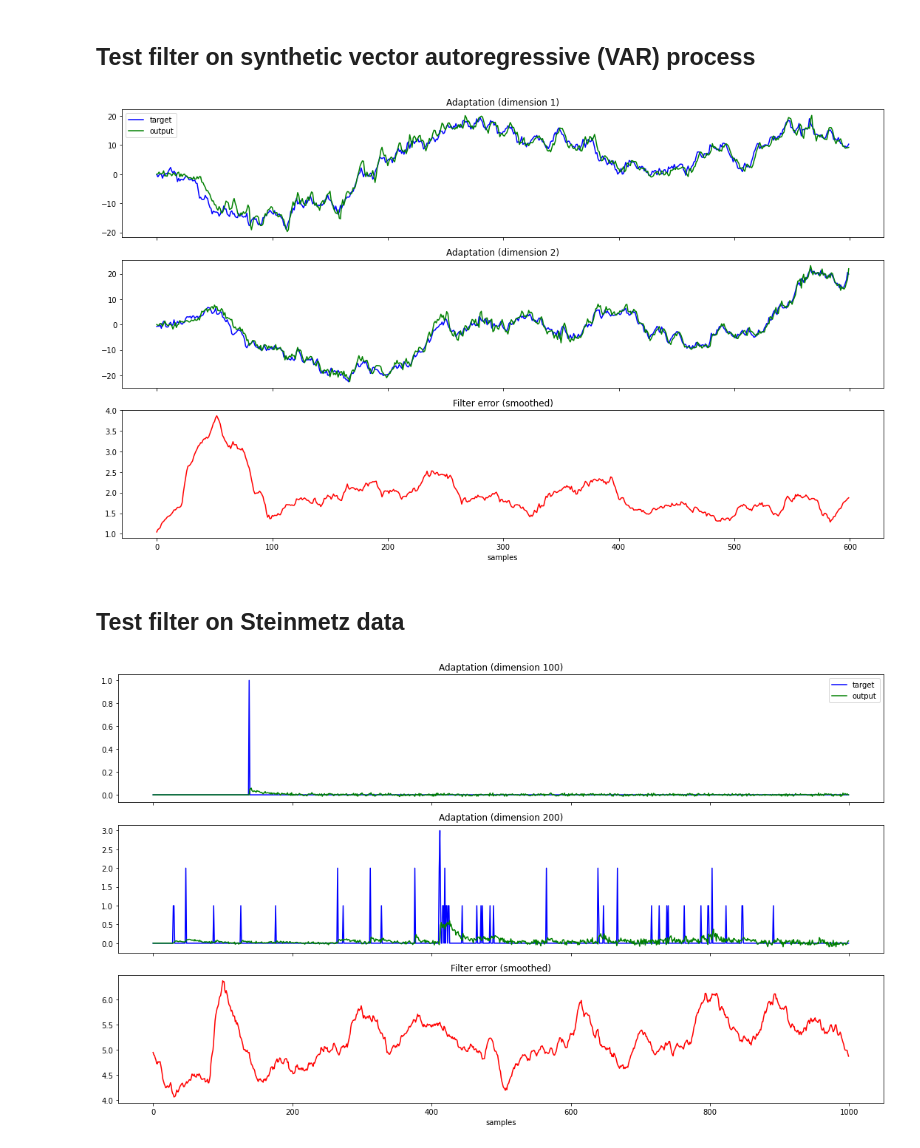
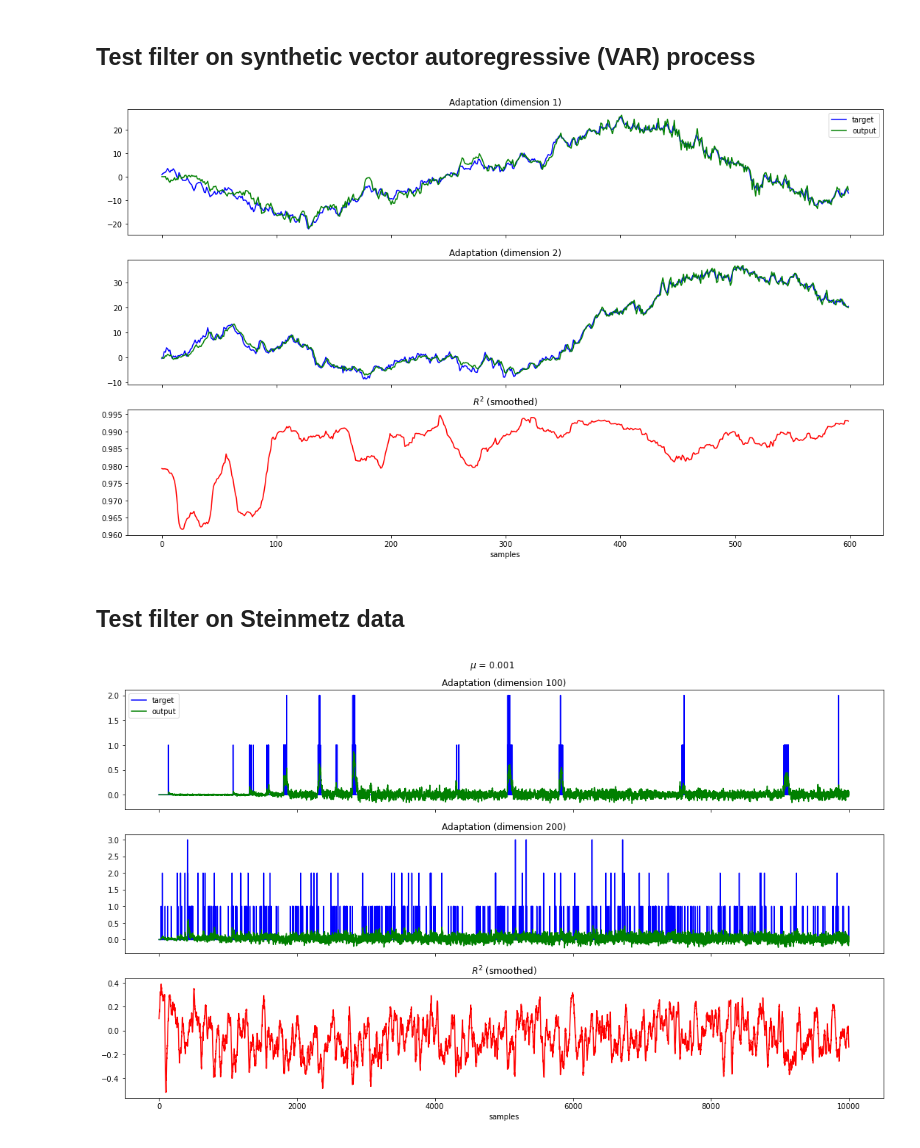
Before and after one commit to conormcgrory/realtime, a Jupyter notebook: basic_prototype/notebooks/lms_filter_test.ipynb, the cells around one changed output. Saved outputs shown, nothing was run; the diff lists cells and outputs as text; code cells hidden in the pictures.

Commit message:
Added R-squared values to plots

```diff
--- a/basic_prototype/notebooks/lms_filter_test.ipynb
+++ b/basic_prototype/notebooks/lms_filter_test.ipynb
@@ -220,7 +237,7 @@ class FilterAutoLMS:
 
     def __init__(self, dim, order, mu=0.01, wts_init='random'):
 
-        self.flt_lms = FilterLMS(dim, order, mu=mu, wts_init='random')
+        self.flt_lms = FilterLMS(dim, order, mu=mu, wts_init=wts_init)
         self.x_hist = np.zeros((dim, order))
 
     def predict_next(self, x):
@@ -265,7 +282,7 @@ def gen_var(n_pts):
     for i in range(n_pts):
 
         # Compute next term in sequence
-        x = w_1 @ x_1 + w_2 @ x_2 + sigma * np.random.randn(dim, 1)
+        x = w_1 @ x_1 + w_2 @ x_2 + sigma * rng.normal(size=(dim, 1))
         yield x
 
         # Update history values
@@ -309,13 +325,13 @@ ax_2.set_title('Adaptation (dimension 2)')
 ax_2.plot(d_vals[1, :], 'b')
 ax_2.plot(y_vals[1, :], 'g')
 
-ax_3.set_title('Filter error (smoothed)')
-ax_3.plot(err_ma, 'r')
+ax_3.set_title('$R^2$ (smoothed)')
+ax_3.plot(r2_ma, 'r')
 ax_3.set_xlabel('samples')
 
 plt.tight_layout()
 # %% [output]
-[figure, old version]
+[figure, new version]
 # %% [markdown]
 ## Test filter on Steinmetz data
 # %%
@@ -328,10 +344,13 @@ with h5py.File(data_fpath, 'r') as f:
 order = 10
 
 # Set number of points to run for
-n_pts = 1000
+n_pts = 10000
+
+# Learning rate
+mu = 0.001
 
 # Create LMS filter
-flt = FilterLMS(dim, order, mu=0.001, wts_init='zeros')
+flt = FilterLMS(dim, order, mu=mu, wts_init='zeros')
 
 # Run filter and log results
 d_vals = np.zeros((dim, n_pts))
@@ -364,22 +376,31 @@ err_ma = uniform_filter1d(err, win_size, mode='nearest')
+# %%
+# Compute intstantaneous R^2 values
+r2 = compute_r2(y_vals, d_vals)
+
+# Compute Euclidean error
+win_size = 20
+r2_ma = uniform_filter1d(r2, win_size, mode='nearest')
 # %%
 plot_dim_1 = 100
 plot_dim_2 = 200
 
 fig, (ax_1, ax_2, ax_3) = plt.subplots(3, 1, figsize=(15, 9), sharex=True)
+
+fig.suptitle(f'$\mu$ = {mu}')
 
 ax_1.set_title(f'Adaptation (dimension {plot_dim_1})')
 ax_1.plot(d_vals[plot_dim_1, :], 'b', label='target')
 ax_1.plot(y_vals[plot_dim_1, :], 'g', label='output')
 ax_1.legend()
 
 ax_2.set_title(f'Adaptation (dimension {plot_dim_2})')
 ax_2.plot(d_vals[plot_dim_2, :], 'b')
 ax_2.plot(y_vals[plot_dim_2, :], 'g')
 
-ax_3.set_title('Filter error (smoothed)')
-ax_3.plot(err_ma, 'r')
+ax_3.set_title('$R^2$ (smoothed)')
+ax_3.plot(r2_ma, 'r')
 ax_3.set_xlabel('samples')
 
 plt.tight_layout()
 # %% [output]
-[figure, old version]
+[figure, new version]
```
Also changed, not shown: parts of 11 cells of this notebook.
